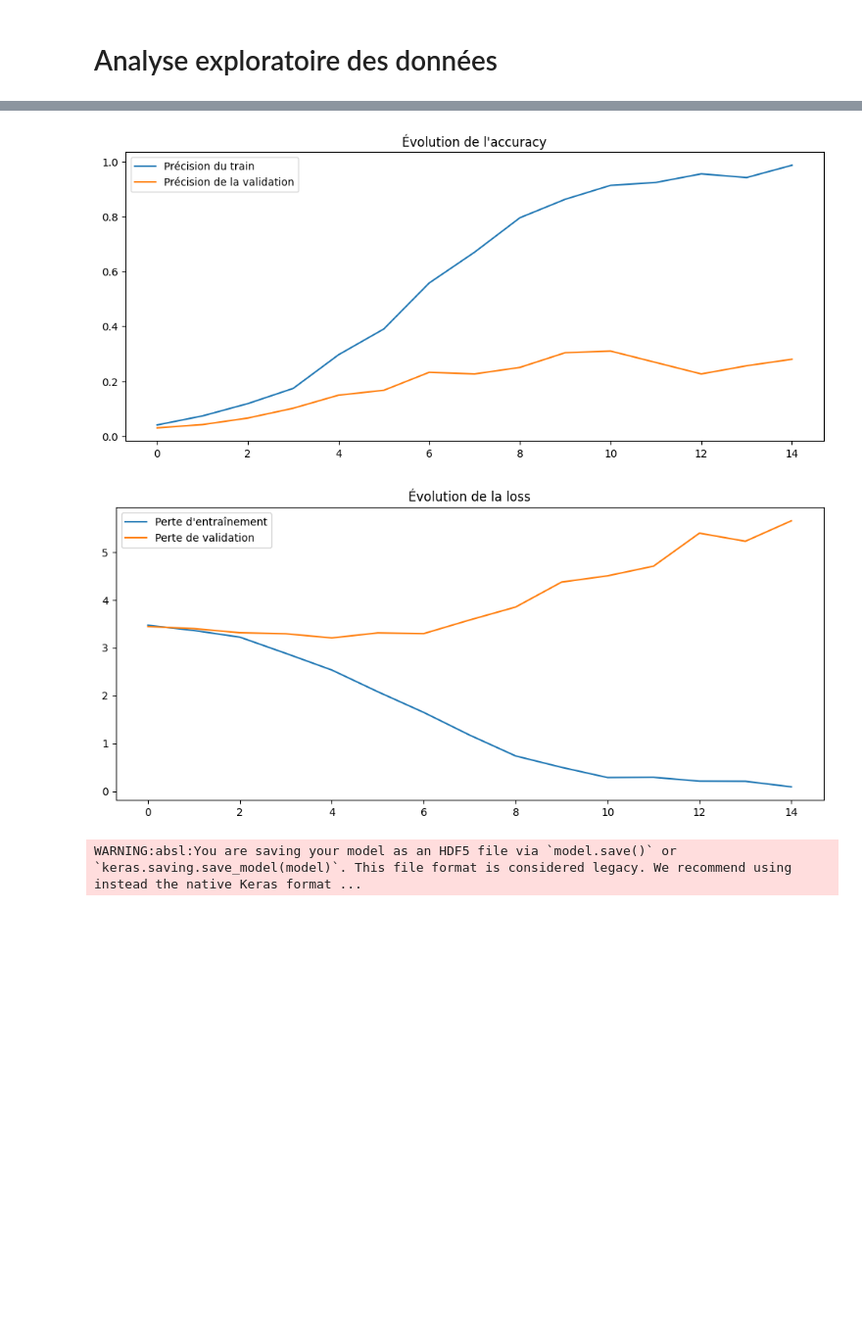
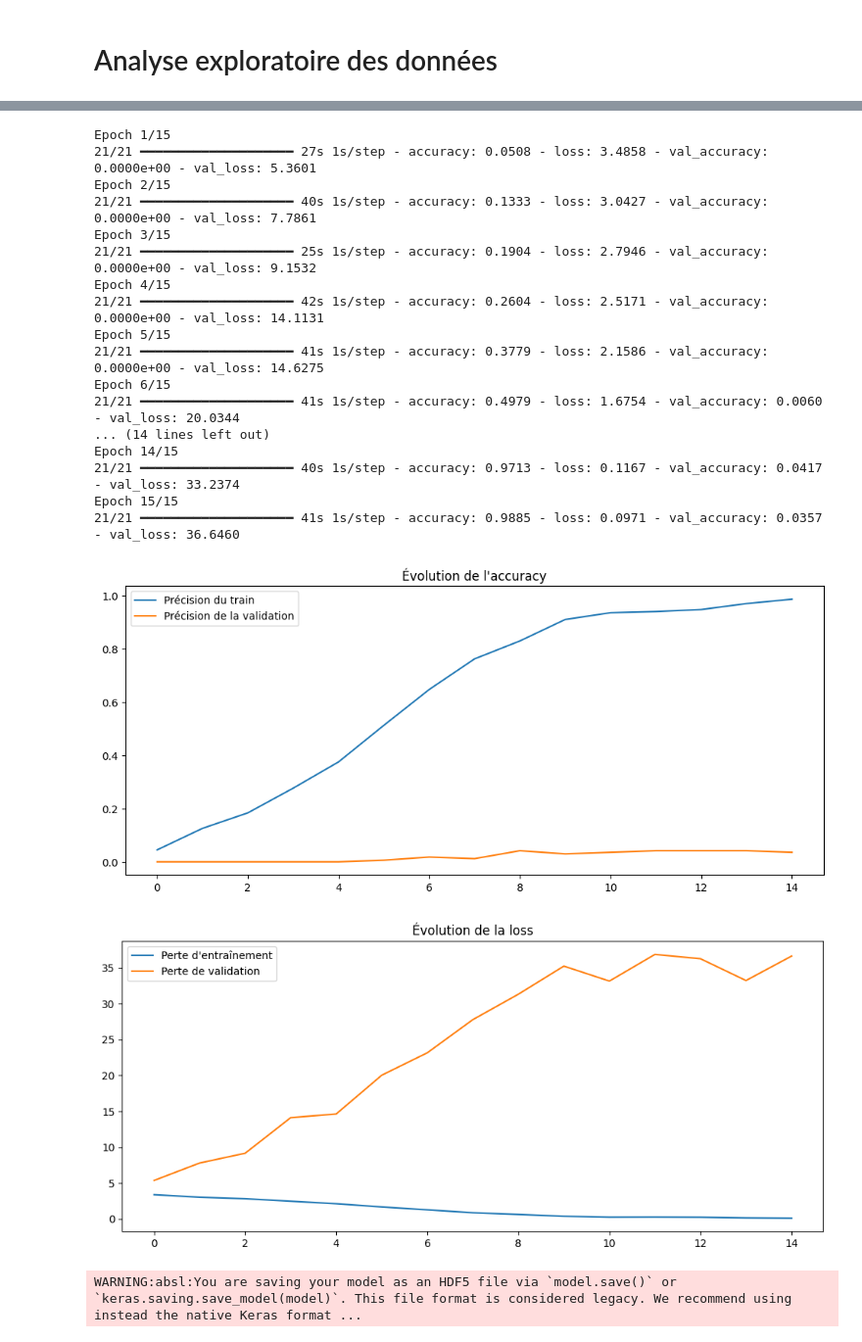
Before and after one commit to AbouCamara/IA-FORCE-N, a Jupyter notebook: Système_de_Classification_d'images_de_cultures_agricoles.ipynb, the cells around one changed output, grey strips where cells are left out. Shown at 98% size. Drawn from its saved outputs; the diff is of its cells as text; code cells hidden in the pictures; blank space fills up the shorter version.

```diff
--- a/Système_de_Classification_d'images_de_cultures_agricoles.ipynb
+++ b/Système_de_Classification_d'images_de_cultures_agricoles.ipynb
@@ -371,13 +372,0 @@ train_size = int(0.8 * total_size)
-# %%
-# En supposant que les « images » et les « étiquettes » sont chargées correctement à l'aide de « load_images_from_drive »
-# ... (votre code pour charger les images)
-
-# Divisez les données en ensembles d'entraînement et de test
-X_train, X_test, y_train, y_test = train_test_split(
-    images, labels, test_size=0.2, random_state=42  # Ajustez test_size et random_state selon vos besoins
-)
-
-# Vous pouvez maintenant entraîner le modèle
-history = model.fit(
-    X_train, y_train, epochs=15, batch_size=32, validation_data=(X_test, y_test)
-)
@@ -401,0 +373,12 @@ Epoch 15/15
+# %%
+# Code précédent :
+# images, labels, classes = load_images_from_drive(dataset_folder)
+
+# Code modifié pour charger les données d'image réelles :
+images, labels, classes = load_images_from_drive(dataset_folder, img_size=(128, 128))
+
+# Mettre à jour X_train, X_test en conséquence (comme avant)
+total_size = len(images)
+train_size = int(0.8 * total_size)
+X_train, X_test = images[:train_size], images[train_size:]
+y_train, y_test = labels[:train_size], labels[train_size:]
@@ -402,21 +399,41 @@ Epoch 15/15
 # %%
+# Entraînement du modèle et sauvegarde de l'historique dans la variable 'history'
+history = model.fit(X_train, y_train, epochs=15, batch_size=32, validation_data=(X_test, y_test))
+
 # Affichage des courbes d'apprentissage
 plt.figure(figsize=(12, 5))
 plt.plot(history.history['accuracy'], label='Précision du train')
 plt.plot(history.history['val_accuracy'], label='Précision de la validation')
 plt.legend()
 plt.title("Évolution de l'accuracy")
 plt.show()
 
 plt.figure(figsize=(12, 5))
 plt.plot(history.history['loss'], label='Perte d\'entraînement')
 plt.plot(history.history['val_loss'], label='Perte de validation')
 plt.legend()
 plt.title("Évolution de la loss")
 plt.show()
 # %% [output]
+Epoch 1/15
+21/21 ━━━━━━━━━━━━━━━━━━━━ 27s 1s/step - accuracy: 0.0508 - loss: 3.4858 - val_accuracy: 0.0000e+00 - val_loss: 5.3601
+Epoch 2/15
+21/21 ━━━━━━━━━━━━━━━━━━━━ 40s 1s/step - accuracy: 0.1333 - loss: 3.0427 - val_accuracy: 0.0000e+00 - val_loss: 7.7861
+Epoch 3/15
+21/21 ━━━━━━━━━━━━━━━━━━━━ 25s 1s/step - accuracy: 0.1904 - loss: 2.7946 - val_accuracy: 0.0000e+00 - val_loss: 9.1532
+Epoch 4/15
+21/21 ━━━━━━━━━━━━━━━━━━━━ 42s 1s/step - accuracy: 0.2604 - loss: 2.5171 - val_accuracy: 0.0000e+00 - val_loss: 14.1131
+Epoch 5/15
+21/21 ━━━━━━━━━━━━━━━━━━━━ 41s 1s/step - accuracy: 0.3779 - loss: 2.1586 - val_accuracy: 0.0000e+00 - val_loss: 14.6275
+Epoch 6/15
+21/21 ━━━━━━━━━━━━━━━━━━━━ 41s 1s/step - accuracy: 0.4979 - loss: 1.6754 - val_accuracy: 0.0060 - val_loss: 20.0344
+... (14 lines left out)
+Epoch 14/15
+21/21 ━━━━━━━━━━━━━━━━━━━━ 40s 1s/step - accuracy: 0.9713 - loss: 0.1167 - val_accuracy: 0.0417 - val_loss: 33.2374
+Epoch 15/15
+21/21 ━━━━━━━━━━━━━━━━━━━━ 41s 1s/step - accuracy: 0.9885 - loss: 0.0971 - val_accuracy: 0.0357 - val_loss: 36.6460
-[figure, old version]
+[figure, new version]
-[figure, old version]
+[figure, new version]
 # %%
 # Sauvegarde du modèle au format Keras natif
 model.save('/content/drive/MyDrive/Data/extracted_files/Agricultural-crops/model.keras')
```
Also changed, not shown: parts of 6 cells of this notebook.
